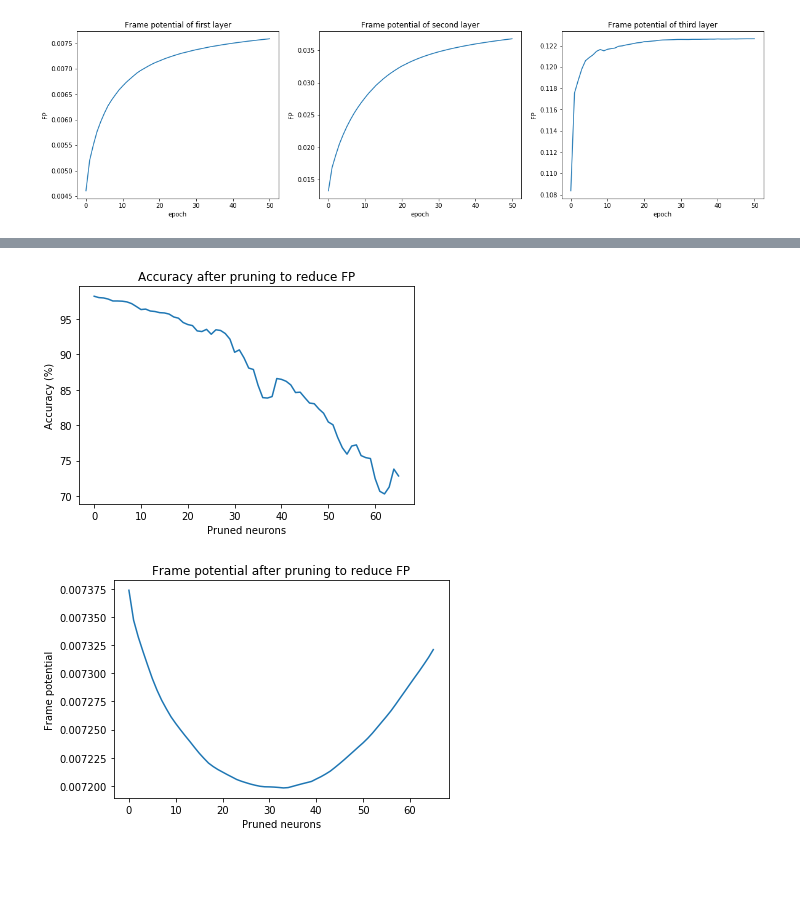
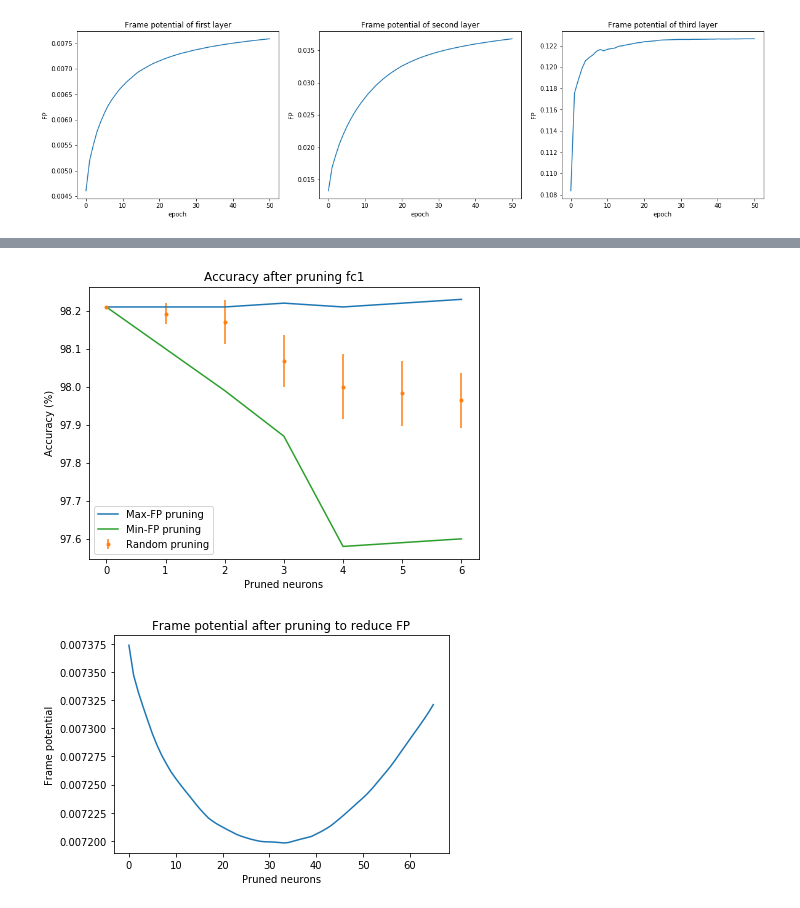
Before and after one commit to jheitmann/Neural-net-pruning, a Jupyter notebook: frame_potential.ipynb, the cells around one changed output, grey strips where cells are left out. Saved outputs shown, nothing was run; the diff lists cells and outputs as text; code cells hidden in the pictures; blank space fills up the shorter version.

Commit message:
Pruning logic separated

```diff
--- a/frame_potential.ipynb
+++ b/frame_potential.ipynb
@@ -50,21 +34,24 @@ def compare_pruning(n_rounds, pruning_ratio, model, model_name, trainloader, tes
 # %%
-def draw_plot(pruning_iters, exp_acc, max_fp_acc, min_fp_acc, *, figsize=(25,12), fig_path=""):
+def draw_plot(layer, exp_acc, max_fp_acc, min_fp_acc, *, figsize=(25,12), fig_name=""):
     plt.figure(figsize=figsize)
-    plt.plot(max_fp_acc, label='Max-FP pruning')
+    plt.plot(max_fp_acc, label="Max-FP pruning")
 
+    exp_acc = np.array(exp_acc)
     random_accuracies = exp_acc.mean(axis=0)
-    random_std_devs = exp.std(axis=0)
-    plt.errorbar(range(pruning_iters + 1), random_accuracies, random_std_devs, linestyle='None',
-                 marker='.', label='Random pruning')
+    random_std_devs = exp_acc.std(axis=0)
+    plt.errorbar(range(len(max_fp_acc)), random_accuracies, random_std_devs, linestyle='None',
+                 marker='.', label="Random pruning")
 
-    plt.plot(min_fp_acc, label= 'Min-FP pruning')
+    plt.plot(min_fp_acc, label= "Min-FP pruning")
 
-    plt.title('Accuracy after pruning layer 1')
-    plt.xlabel('Pruned neurons')
-    plt.ylabel('Accuracy (%)')
-    plt.legend(loc='best')
+    plt.title("Accuracy after pruning " + layer)
+    elem_type = "neurons" if layer[:2] == "fc" else "filters"
+    plt.xlabel("Pruned " + elem_type)
+    plt.ylabel("Accuracy (%)")
+    plt.legend(loc="best")
 
-    if fig_path:
+    if fig_name:
+        fig_path = os.path.join(common.FIGURE_PATH, fig_name)
         plt.savefig(fig_path)
     else:
         plt.show()
@@ -168,8 +139,9 @@ ax3.set(xlabel='epoch', ylabel='FP')
 model_name = "LeNet_300_100_01-10-2019_10:13:45"
 criterion = nn.CrossEntropyLoss()
 layer = "fc1"
-pruning_ratio = 0.1
+n_rounds = 4
+pruning_ratio = 0.02
 # %%
 e = Experiment(trainloader, testloader, LeNet_300_100(), model_name=model_name)
-max_fp_accuracies, max_fp_fps = e.prune_and_test(criterion, layer, pruning_ratio, prune_on_fp=True, increase_fp=False, save_results=True)
+exp_acc, max_fp_acc, min_fp_acc = compare_pruning(e, criterion, layer, n_rounds, pruning_ratio, save_results=False)
 # %% [output]
@@ -193,2 +164,0 @@ Saved frame potentials to: out/metrics/pruning/LeNet_300_100_fc1_30p_fp_01-10-20
-# %%
-exp_acc, exp_fps = pruning_experiment(2, 4, LeNet_300_100(), model_name, trainloader, testloader, criterion, layers)
@@ -286,11 +165,7 @@ Test set: Average loss: 1.1320, Accuracy:   7282/ 10000 (73%)
-# %%
-plt.plot(test_accuracies)
-plt.title('Accuracy after pruning to reduce FP')
-plt.xlabel('Pruned neurons')
-plt.ylabel('Accuracy (%)')
-plt.show()
-# %% [output]
-[figure, removed]
+# %%
+draw_plot(layer, exp_acc, max_fp_acc, min_fp_acc, figsize=(7,5), fig_name="")
+# %% [output]
+[figure, added]
 # %%
 plt.plot(frame_potentials['fc1'])
 plt.title('Frame potential after pruning to reduce FP')
```
Also changed, not shown: parts of 25 cells of this notebook, 4 other files.
